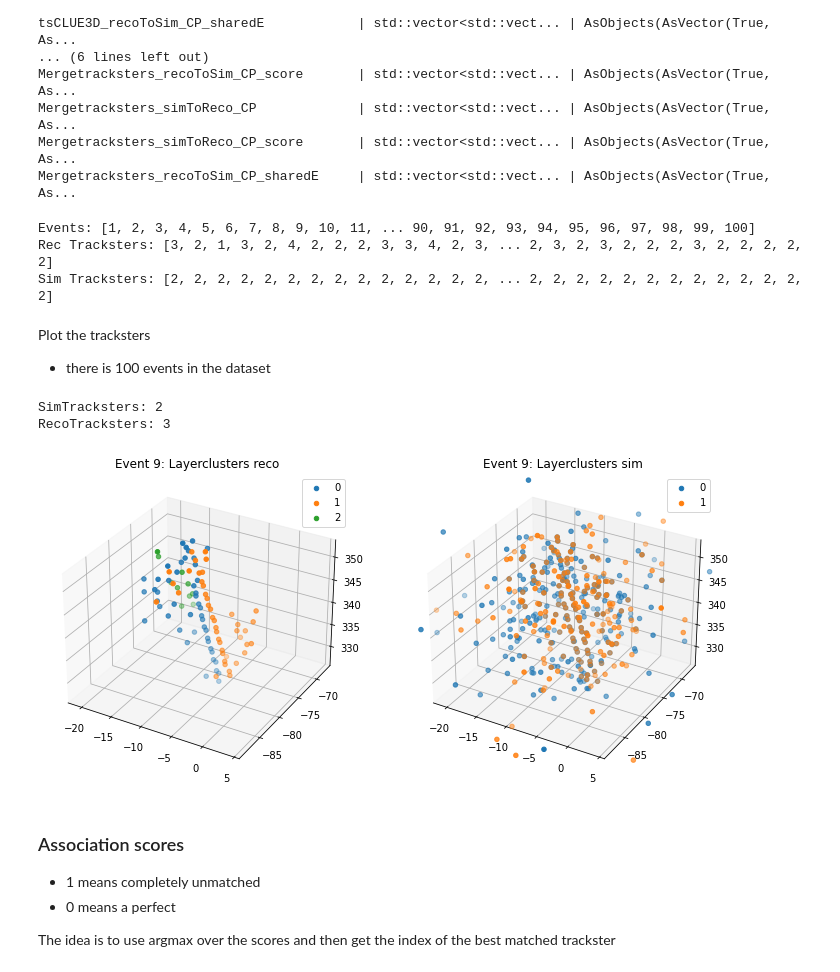
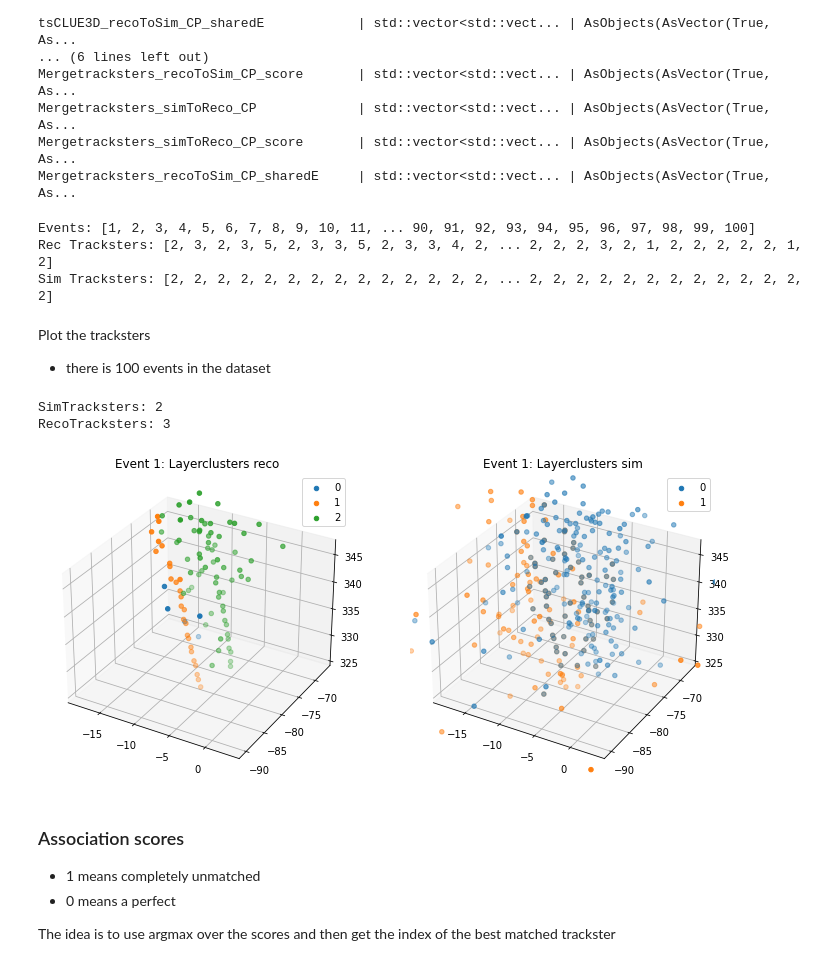
Before and after one commit to edcuba/TICLHack22_PatternReco, a Jupyter notebook: load_root.ipynb, the cells around one changed output. Saved outputs shown, nothing was run; the diff lists cells and outputs as text; code cells hidden in the pictures.

```diff
--- a/load_root.ipynb
+++ b/load_root.ipynb
@@ -5,7 +5,7 @@ import awkward
 Load the datasets
 # %%
 # double gamma (two photons)
-file_name = "data/ntuples_13723006_0.root"
+file_name = "data/ntuples_13801550_969.root"
 
 tracksters_ds    = {file_name: "ticlNtuplizer/tracksters"}
 simtracksters_ds = {file_name: "ticlNtuplizer/simtrackstersSC"}
@@ -83,7 +83,7 @@ print("Rec Tracksters:", tracksters["NTracksters"].array())
 print("Sim Tracksters:", simtracksters["stsSC_NTracksters"].array())
 # %% [output]
 Events: [1, 2, 3, 4, 5, 6, 7, 8, 9, 10, 11, ... 90, 91, 92, 93, 94, 95, 96, 97, 98, 99, 100]
-Rec Tracksters: [3, 2, 1, 3, 2, 4, 2, 2, 2, 3, 3, 4, 2, 3, ... 2, 3, 2, 3, 2, 2, 2, 3, 2, 2, 2, 2, 2]
+Rec Tracksters: [2, 3, 2, 3, 5, 2, 3, 3, 5, 2, 3, 3, 4, 2, ... 2, 2, 2, 3, 2, 1, 2, 2, 2, 2, 2, 1, 2]
 Sim Tracksters: [2, 2, 2, 2, 2, 2, 2, 2, 2, 2, 2, 2, 2, 2, ... 2, 2, 2, 2, 2, 2, 2, 2, 2, 2, 2, 2, 2]
 # %% [markdown]
 Plot the tracksters
@@ -148,14 +148,14 @@ def plot_event(eid):
     ax.set_title(f"Event {eid}: Layerclusters sim")
     ax.legend()
 # %%
-eid = 9
+eid = 1
 plot_event(eid)
 print("SimTracksters:", simtracksters["stsSC_NTracksters"].array()[eid])
 print("RecoTracksters:", tracksters["NTracksters"].array()[eid])
 # %% [output]
 SimTracksters: 2
 RecoTracksters: 3
-[figure, old version]
+[figure, new version]
 # %% [markdown]
 ### Association scores
 - 1 means completely unmatched
```
Also changed, not shown: parts of 7 cells of this notebook.
